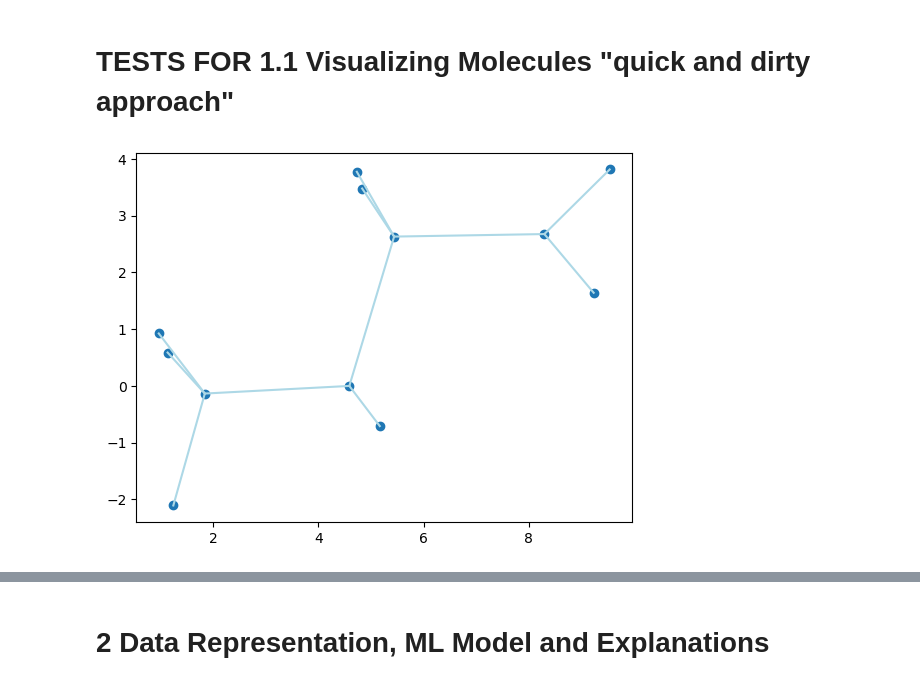
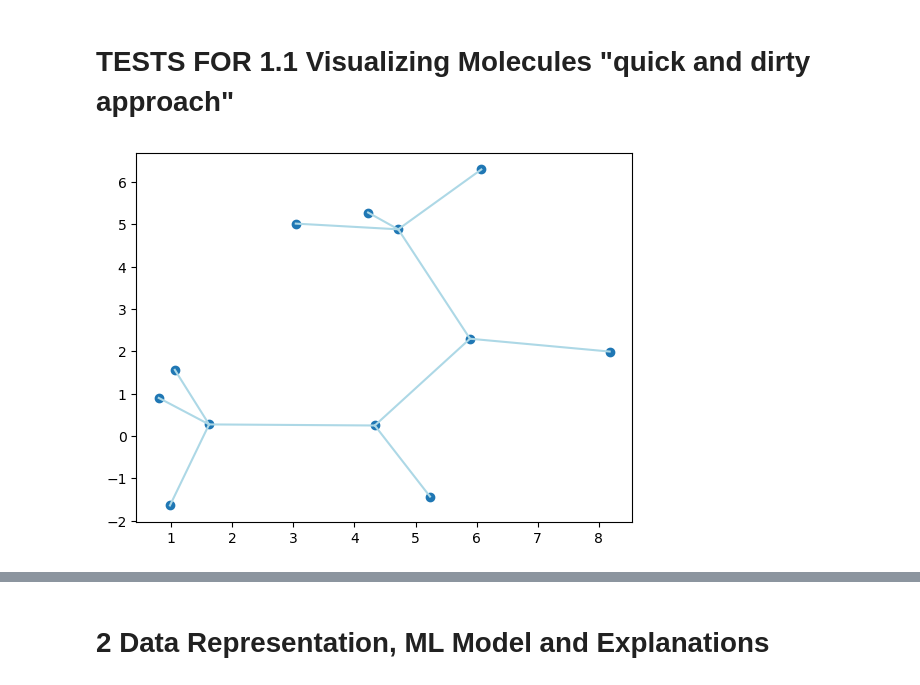
Before and after one commit to jascha-je/LabML4DS, a Jupyter notebook: p2/p2_jascha.ipynb, the cells around one changed output, grey strips where cells are left out. Cells and saved outputs as stored; diff of their text form; code cells hidden in the pictures.

```diff
--- a/p2/p2_jascha.ipynb
+++ b/p2/p2_jascha.ipynb
@@ -73,27 +73,27 @@ plt.show()
 # %% [markdown]
 # TESTS FOR 1.1 Visualizing Molecules "quick and dirty approach"
 # %%
-nr = 100
+nr = 99
 
 mol = qm7["R"][nr]
 sym = qm7["Z"][nr]
 
 sym = sym[sym > 0]
 mol = mol[: len(sym)]
 
 plt.scatter(x=mol[:, 0], y=mol[:, 1])
 
 
 # generate bonds
 thresh = 3
 
 mask = np.argwhere(pdist(mol, metric="euclidean") < thresh)[:, 0]
 bonds = np.vstack(np.triu_indices(len(mol), 1)).T[mask]
 
 for i in range(len(bonds)):
     plt.plot(mol[bonds[i]][:, 0], mol[bonds[i]][:, 1], color="lightblue")
 # %% [output]
-[figure, old version]
+[figure, new version]
 # %%
 from ase import Atoms
 import nglview
```
Also changed, not shown: parts of 28 cells of this notebook.
